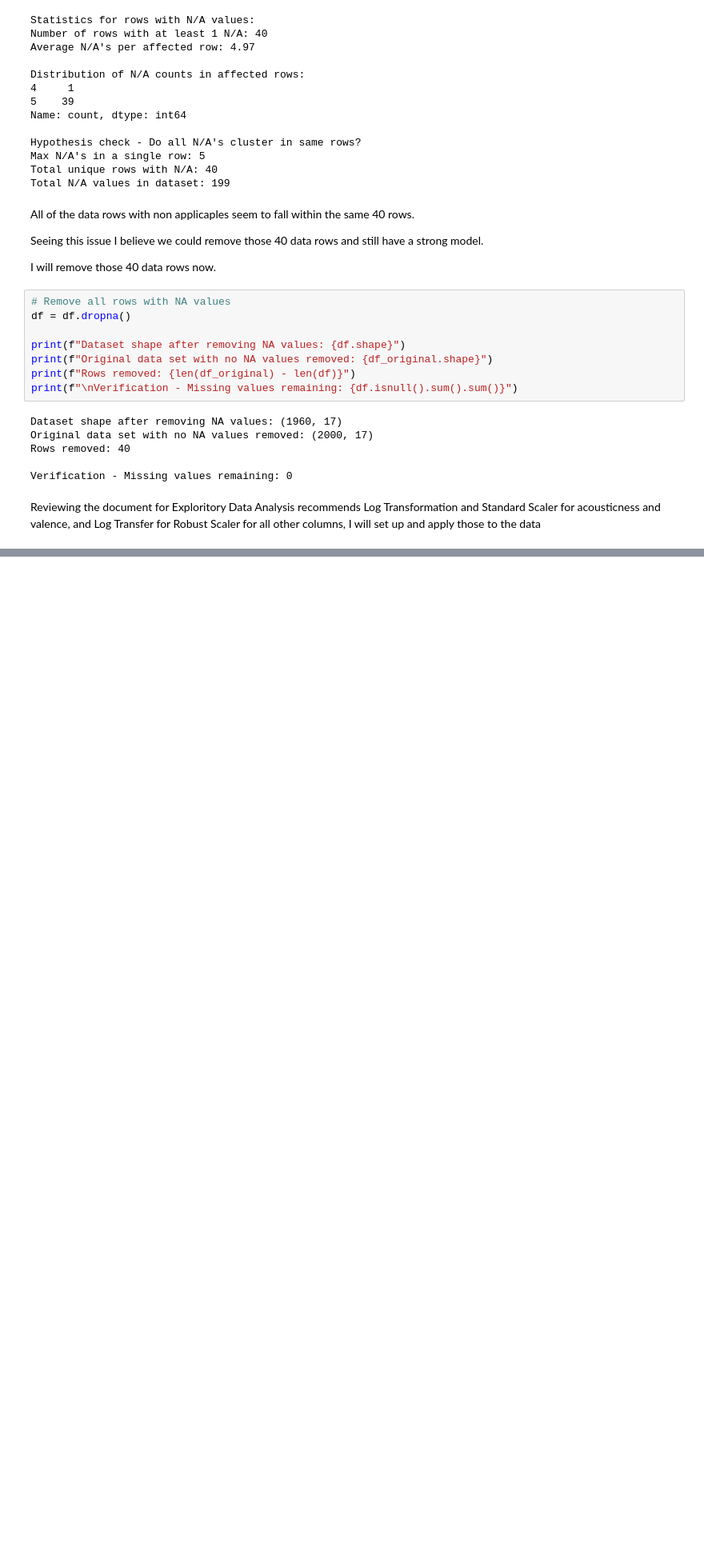
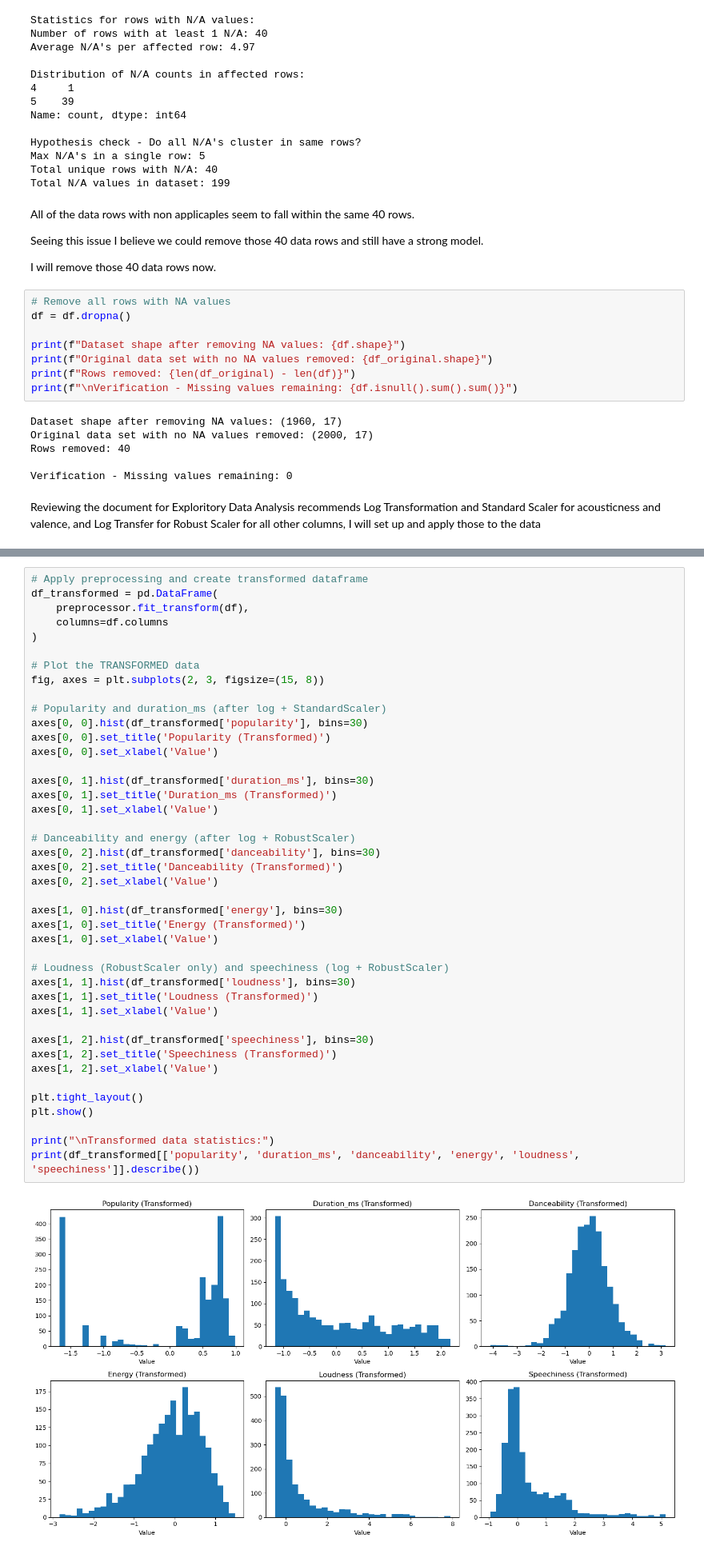
Before and after one commit to SamuelHellqvist/CS4168-DATA-MINING-UL----Project, a Jupyter notebook: Data_Preparation_notebook.ipynb, the cells around one changed output, grey strips where cells are left out. Shown at 80% size. Cells and saved outputs as stored; diff of their text form; blank space fills up the shorter version.

```diff
--- a/Data_Preparation_notebook.ipynb
+++ b/Data_Preparation_notebook.ipynb
@@ -96,0 +138,44 @@ preprocessor = ColumnTransformer(
+# %%
+# Apply preprocessing and create transformed dataframe
+df_transformed = pd.DataFrame(
+    preprocessor.fit_transform(df),
+    columns=df.columns
+)
+
+# Plot the TRANSFORMED data
+fig, axes = plt.subplots(2, 3, figsize=(15, 8))
+
+# Popularity and duration_ms (after log + StandardScaler)
+axes[0, 0].hist(df_transformed['popularity'], bins=30)
+axes[0, 0].set_title('Popularity (Transformed)')
+axes[0, 0].set_xlabel('Value')
+
+axes[0, 1].hist(df_transformed['duration_ms'], bins=30)
+axes[0, 1].set_title('Duration_ms (Transformed)')
+axes[0, 1].set_xlabel('Value')
+
+# Danceability and energy (after log + RobustScaler)
+axes[0, 2].hist(df_transformed['danceability'], bins=30)
+axes[0, 2].set_title('Danceability (Transformed)')
+axes[0, 2].set_xlabel('Value')
+
+axes[1, 0].hist(df_transformed['energy'], bins=30)
+axes[1, 0].set_title('Energy (Transformed)')
+axes[1, 0].set_xlabel('Value')
+
+# Loudness (RobustScaler only) and speechiness (log + RobustScaler)
+axes[1, 1].hist(df_transformed['loudness'], bins=30)
+axes[1, 1].set_title('Loudness (Transformed)')
+axes[1, 1].set_xlabel('Value')
+
+axes[1, 2].hist(df_transformed['speechiness'], bins=30)
+axes[1, 2].set_title('Speechiness (Transformed)')
+axes[1, 2].set_xlabel('Value')
+
+plt.tight_layout()
+plt.show()
+
+print("\nTransformed data statistics:")
+print(df_transformed[['popularity', 'duration_ms', 'danceability', 'energy', 'loudness', 'speechiness']].describe())
+# %% [output]
+[figure, added]
```
Also changed, not shown: parts of 11 cells of this notebook.
